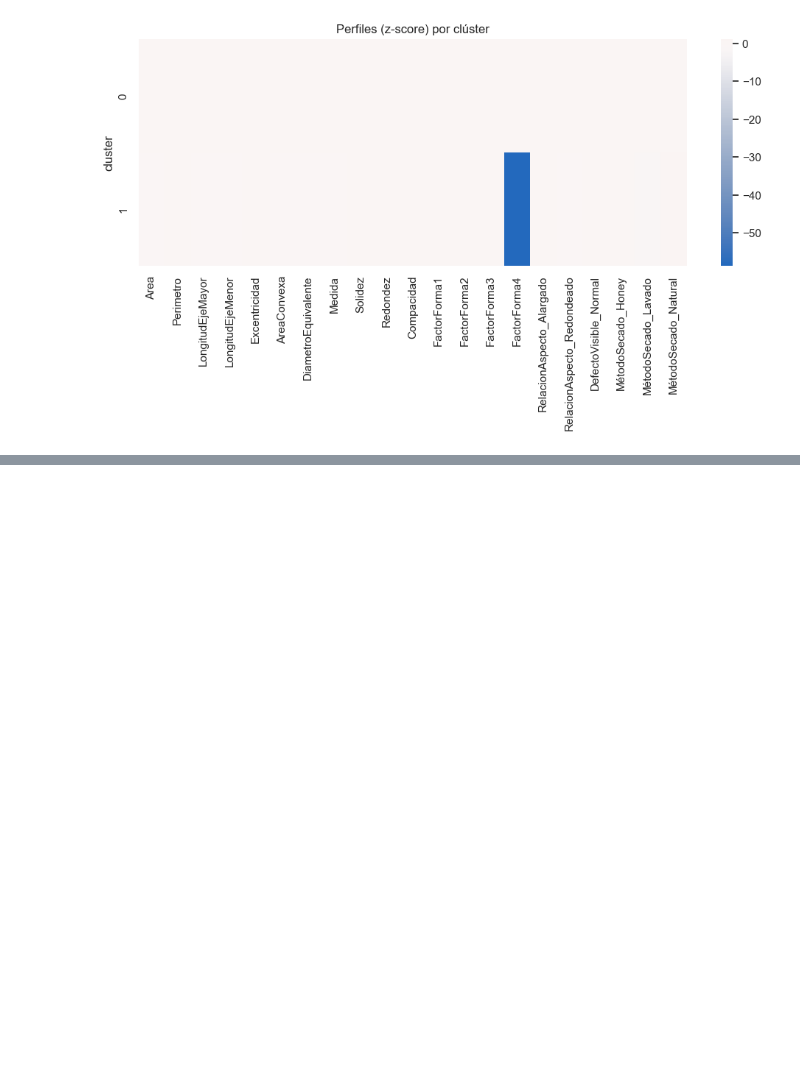
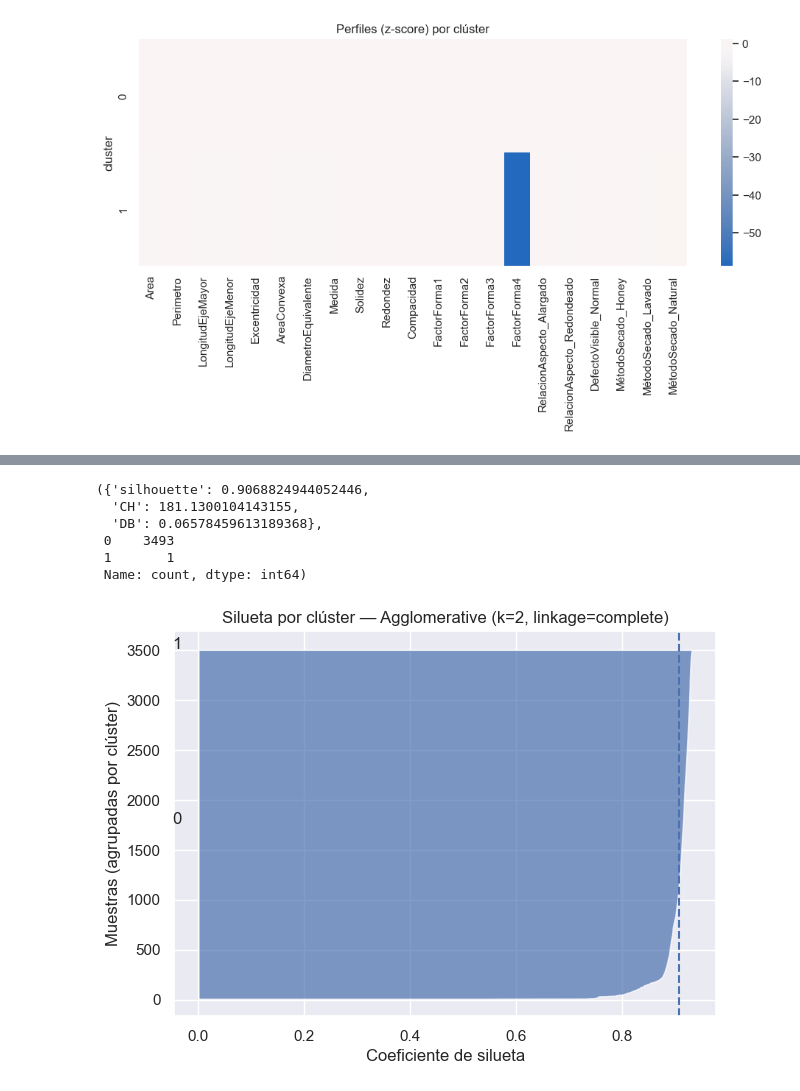
Before and after one commit to gabrielpadilla24/Lab2-BI, a Jupyter notebook: LAB2.ipynb, the cells around one changed output, grey strips where cells are left out. Cells and saved outputs as stored; diff of their text form; code cells hidden in the pictures; blank space fills up the shorter version.

```diff
--- a/LAB2.ipynb
+++ b/LAB2.ipynb
@@ -517,0 +634,13 @@ _Evidencia:_ se incluyen gráficas del método del codo, comparaciones de métri
+# %%
+# === 4) Comparativa global y selección del mejor ==========================
+compare = pd.concat([km_df, gmm_df, agg_df], ignore_index=True)
+
+# Ordena por Silhouette (desc), desempata con CH (desc) y DB (asc)
+compare_sorted = compare.sort_values(
+    by=["silhouette","CH","DB"],
+    ascending=[False, False, True]
+)
+
+display(compare_sorted.head(15))  # Top-15 combinando todo
+best = compare_sorted.iloc[0]
+best
@@ -517,0 +671,58 @@ _Evidencia:_ se incluyen gráficas del método del codo, comparaciones de métri
+# %%
+# === 5) Entrenar el modelo ganador y obtener etiquetas ====================
+modelo = best["modelo"]
+k_best = int(best["k"])
+extra = str(best["extra"])
+
+if modelo == "KMeans":
+    final_model = KMeans(n_clusters=k_best, n_init=20, random_state=42).fit(X)
+    labels = final_model.labels_
+elif modelo == "GMM":
+    cov = extra.split("=")[1]
+    final_model = GaussianMixture(n_components=k_best, covariance_type=cov, random_state=42).fit(X)
+    labels = final_model.predict(X)
+else:  # Agglomerative
+    link = extra.split("=")[1]
+    if link == "ward":
+        final_model = AgglomerativeClustering(n_clusters=k_best, linkage="ward")
+    else:
+        final_model = AgglomerativeClustering(n_clusters=k_best, linkage=link, metric="euclidean")
+    labels = final_model.fit_predict(X)
+
+# Métricas del modelo final (verificación)
+final_metrics = metrics_for_labels(X, labels)
+sizes = pd.Series(labels).value_counts().sort_index()
+final_metrics, sizes
+# %% [output]
+({'silhouette': 0.9068824944052446,
+  'CH': 181.1300104143155,
+  'DB': 0.06578459613189368},
+ 0    3493
+ 1       1
+ Name: count, dtype: int64)
+# %%
+# === 6)  Gráfico de silueta por muestra del modelo ganador ======
+import numpy as np
+import matplotlib.pyplot as plt
+from sklearn.metrics import silhouette_samples
+
+sil_vals = silhouette_samples(X, labels)
+n_clusters = len(np.unique(labels))
+
+plt.figure(figsize=(7, 5))
+y_lower = 10
+for c in range(n_clusters):
+    c_sil_vals = sil_vals[labels == c]
+    c_sil_vals.sort()
+    y_upper = y_lower + len(c_sil_vals)
+    plt.fill_betweenx(np.arange(y_lower, y_upper), 0, c_sil_vals, alpha=0.7)
+    plt.text(-0.05, y_lower + 0.5*len(c_sil_vals), str(c))
+    y_lower = y_upper + 10
+
+plt.axvline(x=np.mean(sil_vals), linestyle="--")
+plt.xlabel("Coeficiente de silueta")
+plt.ylabel("Muestras (agrupadas por clúster)")
+plt.title(f"Silueta por clúster — {modelo} (k={k_best}, {extra})")
+plt.show()
+# %% [output]
+[figure, added]
```
Also changed, not shown: parts of 7 cells of this notebook.
